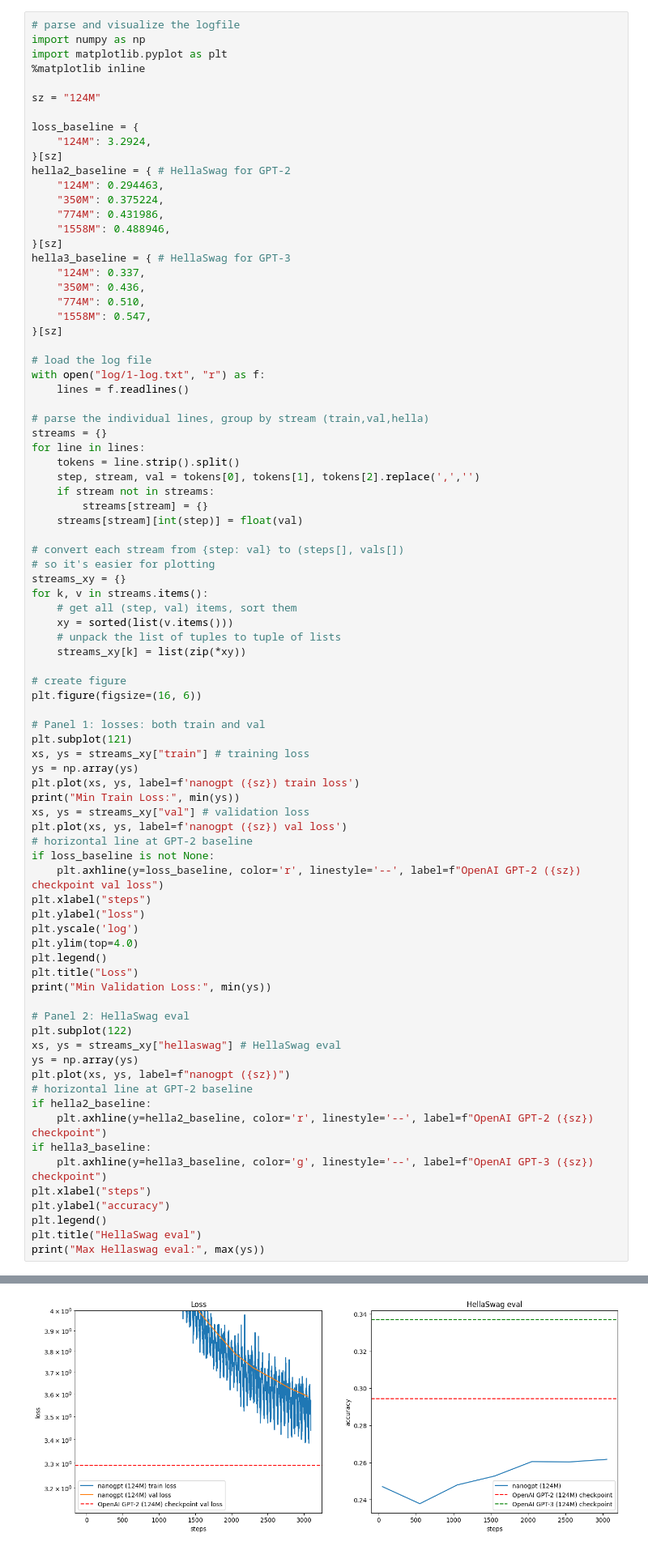
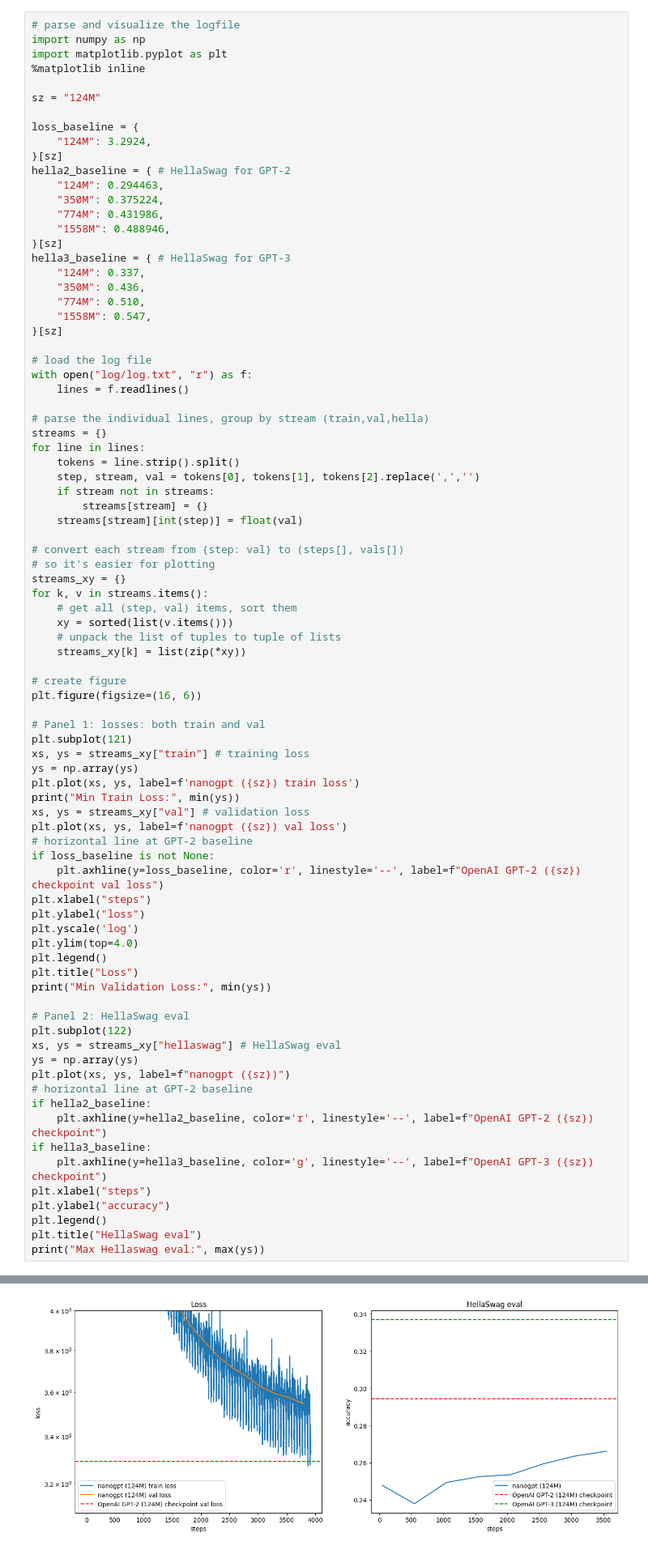
Before and after one commit to Vervious/gpt, a Jupyter notebook: play.ipynb, the cells around one changed output, grey strips where cells are left out. Shown: that part at 81% size. Saved outputs shown, nothing was run; the diff lists cells and outputs as text.

```diff
--- a/play.ipynb
+++ b/play.ipynb
@@ -189,7 +189,7 @@ hella3_baseline = { # HellaSwag for GPT-3
 }[sz]
 
 # load the log file
-with open("log/1-log.txt", "r") as f:
+with open("log/log.txt", "r") as f:
     lines = f.readlines()
 
 # parse the individual lines, group by stream (train,val,hella)
@@ -254 +254 @@ Max Hellaswag eval: 0.2617
-[figure, old version]
+[figure, new version]
```
Also changed, not shown: parts of 1 cell of this notebook.
